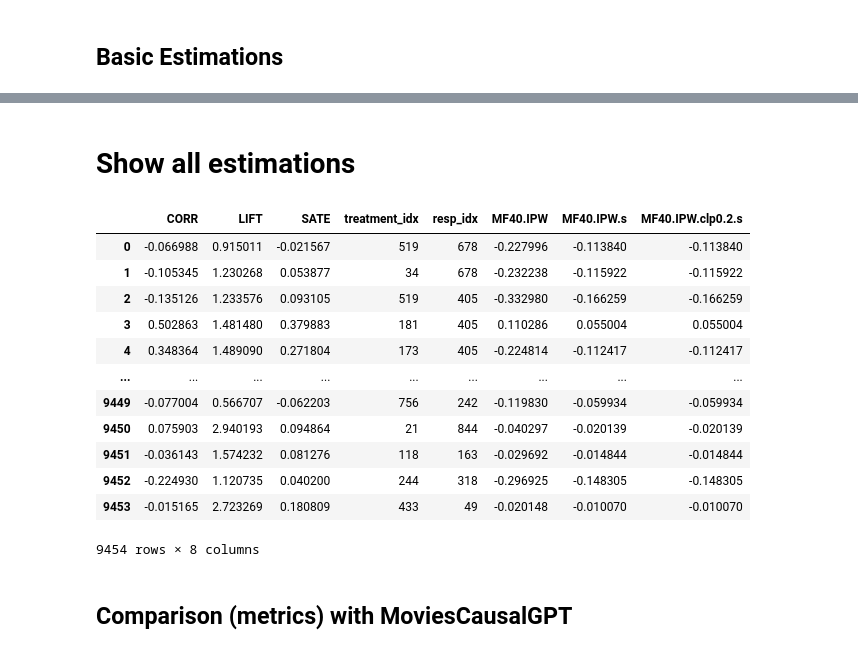
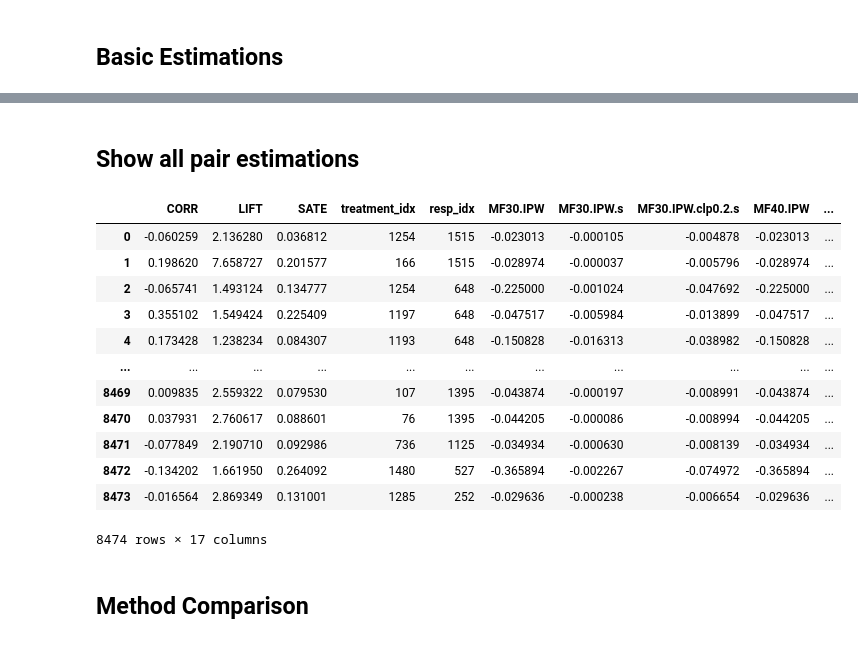
Before and after one commit to zivwhd/scmsim, a Jupyter notebook: notebooks/BenchmarkGPT.ipynb, the cells around one changed output, grey strips where cells are left out. Cells and saved outputs as stored; diff of their text form; code cells hidden in the pictures.

```diff
--- a/notebooks/BenchmarkGPT.ipynb
+++ b/notebooks/BenchmarkGPT.ipynb
@@ -72,0 +33,4 @@ Then they are saved under method-name
+# %%
+cfg = read_cfg('configs/config.yaml')
+paths = PathProvider(cfg['paths']['results'], cfg['paths']['products'])
+uidata = MovieLensData(get_uidata_loader(cfg, 'ml-1m'))
@@ -132,22 +123,21 @@ create_estimations(paths, uidata, 'Basic' , group_name, basee, reset_ids=True)
 # %% [markdown]
-# Show all estimations
+## Show all pair estimations
 # %%
 %run src/utils
-#dir(cfg)
-load_all_estimations(paths, 'MovieLens100K', 'MoviesCausalGPT')
+load_all_estimations(paths, 'MovieLens1M', 'MoviesCausalGPT')
 # %% [output]
-|  | CORR | LIFT | SATE | treatment_idx | resp_idx | MF40.IPW | MF40.IPW.s | MF40.IPW.clp0.2.s |
-| 0 | -0.066988 | 0.915011 | -0.021567 | 519 | 678 | -0.227996 | -0.113840 | -0.113840 |
-| 1 | -0.105345 | 1.230268 | 0.053877 | 34 | 678 | -0.232238 | -0.115922 | -0.115922 |
-| 2 | -0.135126 | 1.233576 | 0.093105 | 519 | 405 | -0.332980 | -0.166259 | -0.166259 |
-| 3 | 0.502863 | 1.481480 | 0.379883 | 181 | 405 | 0.110286 | 0.055004 | 0.055004 |
-| 4 | 0.348364 | 1.489090 | 0.271804 | 173 | 405 | -0.224814 | -0.112417 | -0.112417 |
-| ... | ... | ... | ... | ... | ... | ... | ... | ... |
-| 9449 | -0.077004 | 0.566707 | -0.062203 | 756 | 242 | -0.119830 | -0.059934 | -0.059934 |
-| 9450 | 0.075903 | 2.940193 | 0.094864 | 21 | 844 | -0.040297 | -0.020139 | -0.020139 |
-| 9451 | -0.036143 | 1.574232 | 0.081276 | 118 | 163 | -0.029692 | -0.014844 | -0.014844 |
-| 9452 | -0.224930 | 1.120735 | 0.040200 | 244 | 318 | -0.296925 | -0.148305 | -0.148305 |
-| 9453 | -0.015165 | 2.723269 | 0.180809 | 433 | 49 | -0.020148 | -0.010070 | -0.010070 |
+|  | CORR | LIFT | SATE | treatment_idx | resp_idx | MF30.IPW | MF30.IPW.s | MF30.IPW.clp0.2.s | MF40.IPW | ... |
+| 0 | -0.060259 | 2.136280 | 0.036812 | 1254 | 1515 | -0.023013 | -0.000105 | -0.004878 | -0.023013 | ... |
+| 1 | 0.198620 | 7.658727 | 0.201577 | 166 | 1515 | -0.028974 | -0.000037 | -0.005796 | -0.028974 | ... |
+| 2 | -0.065741 | 1.493124 | 0.134777 | 1254 | 648 | -0.225000 | -0.001024 | -0.047692 | -0.225000 | ... |
+| 3 | 0.355102 | 1.549424 | 0.225409 | 1197 | 648 | -0.047517 | -0.005984 | -0.013899 | -0.047517 | ... |
+| 4 | 0.173428 | 1.238234 | 0.084307 | 1193 | 648 | -0.150828 | -0.016313 | -0.038982 | -0.150828 | ... |
+| ... | ... | ... | ... | ... | ... | ... | ... | ... | ... | ... |
+| 8469 | 0.009835 | 2.559322 | 0.079530 | 107 | 1395 | -0.043874 | -0.000197 | -0.008991 | -0.043874 | ... |
+| 8470 | 0.037931 | 2.760617 | 0.088601 | 76 | 1395 | -0.044205 | -0.000086 | -0.008994 | -0.044205 | ... |
+| 8471 | -0.077849 | 2.190710 | 0.092986 | 736 | 1125 | -0.034934 | -0.000630 | -0.008139 | -0.034934 | ... |
+| 8472 | -0.134202 | 1.661950 | 0.264092 | 1480 | 527 | -0.365894 | -0.002267 | -0.074972 | -0.365894 | ... |
+| 8473 | -0.016564 | 2.869349 | 0.131001 | 1285 | 252 | -0.029636 | -0.000238 | -0.006654 | -0.029636 | ... |
-9454 rows × 8 columns
+8474 rows × 17 columns
 # %% [markdown]
-## Comparison (metrics) with MoviesCausalGPT
+## Method Comparison
```
Also changed, not shown: parts of 23 cells of this notebook, 23 other files.
